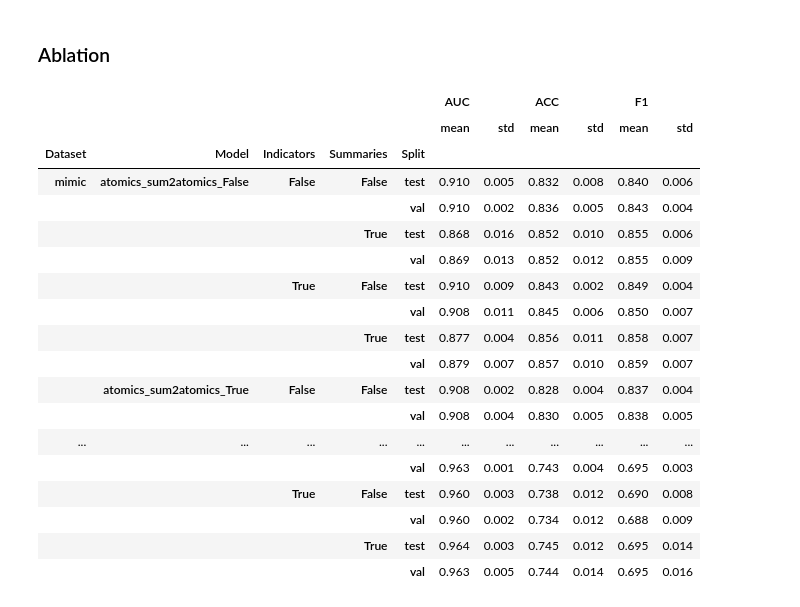
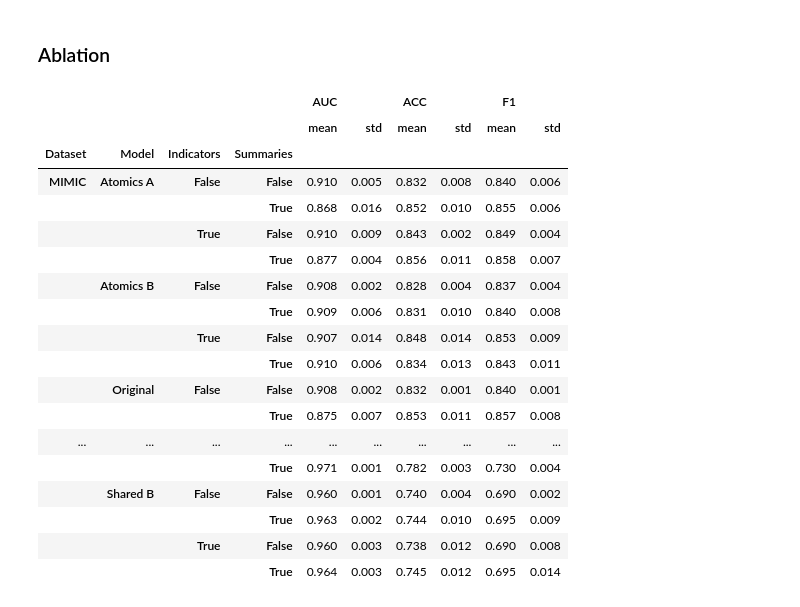
Before and after one commit to KevinArmbruster/optimal-summaries-public, a Jupyter notebook: scripts/combine_results_ablation.ipynb, the cells around one changed output. Drawn from its saved outputs; the diff is of its cells as text; code cells hidden in the pictures.

Commit message:
class imbalances and tables as tex

```diff
--- a/scripts/combine_results_ablation.ipynb
+++ b/scripts/combine_results_ablation.ipynb
@@ -50,26 +29,38 @@ combined_df
+# %%
+combined_df = pd.concat(result_dfs, ignore_index=True)
+combined_df = combined_df[combined_df["Split"] == "test"].drop(columns=["Split"])
+combined_df["Dataset"] = combined_df["Dataset"].replace({"mimic": "MIMIC", "spoken_arabic_digits": "SpokenArabicDigits", "tiselac": "Tiselac"})
+combined_df["Model"] = combined_df["Model"].replace({"atomics_sum2atomics_False": "Atomics A", "atomics_sum2atomics_True": "Atomics B", "original": "Original", "shared_encode_time_dim_False": "Shared A", "shared_encode_time_dim_True": "Shared B"})
 # %% [markdown]
 ### Ablation
 # %%
 # Model,Indicators,Summaries,Dataset,Seed,Split,AUC,ACC,F1,Cutoff,Lower threshold,Upper threshold
-combined_df.drop(columns=['Seed', "Cutoff", "Lower threshold", "Upper threshold"]).groupby(["Dataset", "Model", "Indicators", "Summaries", "Split"]).agg(["mean", "std"]).round(3)
+per_set = combined_df.drop(columns=['Seed', "Cutoff", "Lower threshold", "Upper threshold"]).groupby(["Dataset", "Model", "Indicators", "Summaries"]).agg(["mean", "std"]).round(3)
+
+with open('ablation_per_dataset.tex', 'w') as f:
+    tex = per_set.to_latex(escape=True, float_format="{:.2%}".format)
+    tex = tex.replace('%', r'\%')
+    f.write(tex)
+
+per_set
 # %% [output]
-|  |  |  |  |  | AUC |  | ACC |  | F1 |  |
-|  |  |  |  |  | mean | std | mean | std | mean | std |
-| Dataset | Model | Indicators | Summaries | Split |  |  |  |  |  |  |
-| mimic | atomics_sum2atomics_False | False | False | test | 0.910 | 0.005 | 0.832 | 0.008 | 0.840 | 0.006 |
-|  |  |  |  | val | 0.910 | 0.002 | 0.836 | 0.005 | 0.843 | 0.004 |
-|  |  |  | True | test | 0.868 | 0.016 | 0.852 | 0.010 | 0.855 | 0.006 |
-|  |  |  |  | val | 0.869 | 0.013 | 0.852 | 0.012 | 0.855 | 0.009 |
-|  |  | True | False | test | 0.910 | 0.009 | 0.843 | 0.002 | 0.849 | 0.004 |
-|  |  |  |  | val | 0.908 | 0.011 | 0.845 | 0.006 | 0.850 | 0.007 |
-|  |  |  | True | test | 0.877 | 0.004 | 0.856 | 0.011 | 0.858 | 0.007 |
-|  |  |  |  | val | 0.879 | 0.007 | 0.857 | 0.010 | 0.859 | 0.007 |
-|  | atomics_sum2atomics_True | False | False | test | 0.908 | 0.002 | 0.828 | 0.004 | 0.837 | 0.004 |
-|  |  |  |  | val | 0.908 | 0.004 | 0.830 | 0.005 | 0.838 | 0.005 |
-| ... | ... | ... | ... | ... | ... | ... | ... | ... | ... | ... |
-|  |  |  |  | val | 0.963 | 0.001 | 0.743 | 0.004 | 0.695 | 0.003 |
-|  |  | True | False | test | 0.960 | 0.003 | 0.738 | 0.012 | 0.690 | 0.008 |
-|  |  |  |  | val | 0.960 | 0.002 | 0.734 | 0.012 | 0.688 | 0.009 |
-|  |  |  | True | test | 0.964 | 0.003 | 0.745 | 0.012 | 0.695 | 0.014 |
-|  |  |  |  | val | 0.963 | 0.005 | 0.744 | 0.014 | 0.695 | 0.016 |
+|  |  |  |  | AUC |  | ACC |  | F1 |  |
+|  |  |  |  | mean | std | mean | std | mean | std |
+| Dataset | Model | Indicators | Summaries |  |  |  |  |  |  |
+| MIMIC | Atomics A | False | False | 0.910 | 0.005 | 0.832 | 0.008 | 0.840 | 0.006 |
+|  |  |  | True | 0.868 | 0.016 | 0.852 | 0.010 | 0.855 | 0.006 |
+|  |  | True | False | 0.910 | 0.009 | 0.843 | 0.002 | 0.849 | 0.004 |
+|  |  |  | True | 0.877 | 0.004 | 0.856 | 0.011 | 0.858 | 0.007 |
+|  | Atomics B | False | False | 0.908 | 0.002 | 0.828 | 0.004 | 0.837 | 0.004 |
+|  |  |  | True | 0.909 | 0.006 | 0.831 | 0.010 | 0.840 | 0.008 |
+|  |  | True | False | 0.907 | 0.014 | 0.848 | 0.014 | 0.853 | 0.009 |
+|  |  |  | True | 0.910 | 0.006 | 0.834 | 0.013 | 0.843 | 0.011 |
+|  | Original | False | False | 0.908 | 0.002 | 0.832 | 0.001 | 0.840 | 0.001 |
+|  |  |  | True | 0.875 | 0.007 | 0.853 | 0.011 | 0.857 | 0.008 |
+| ... | ... | ... | ... | ... | ... | ... | ... | ... | ... |
+|  |  |  | True | 0.971 | 0.001 | 0.782 | 0.003 | 0.730 | 0.004 |
+|  | Shared B | False | False | 0.960 | 0.001 | 0.740 | 0.004 | 0.690 | 0.002 |
+|  |  |  | True | 0.963 | 0.002 | 0.744 | 0.010 | 0.695 | 0.009 |
+|  |  | True | False | 0.960 | 0.003 | 0.738 | 0.012 | 0.690 | 0.008 |
+|  |  |  | True | 0.964 | 0.003 | 0.745 | 0.012 | 0.695 | 0.014 |
 # %%
```
Also changed, not shown: parts of 2 cells of this notebook, 6 other files.
